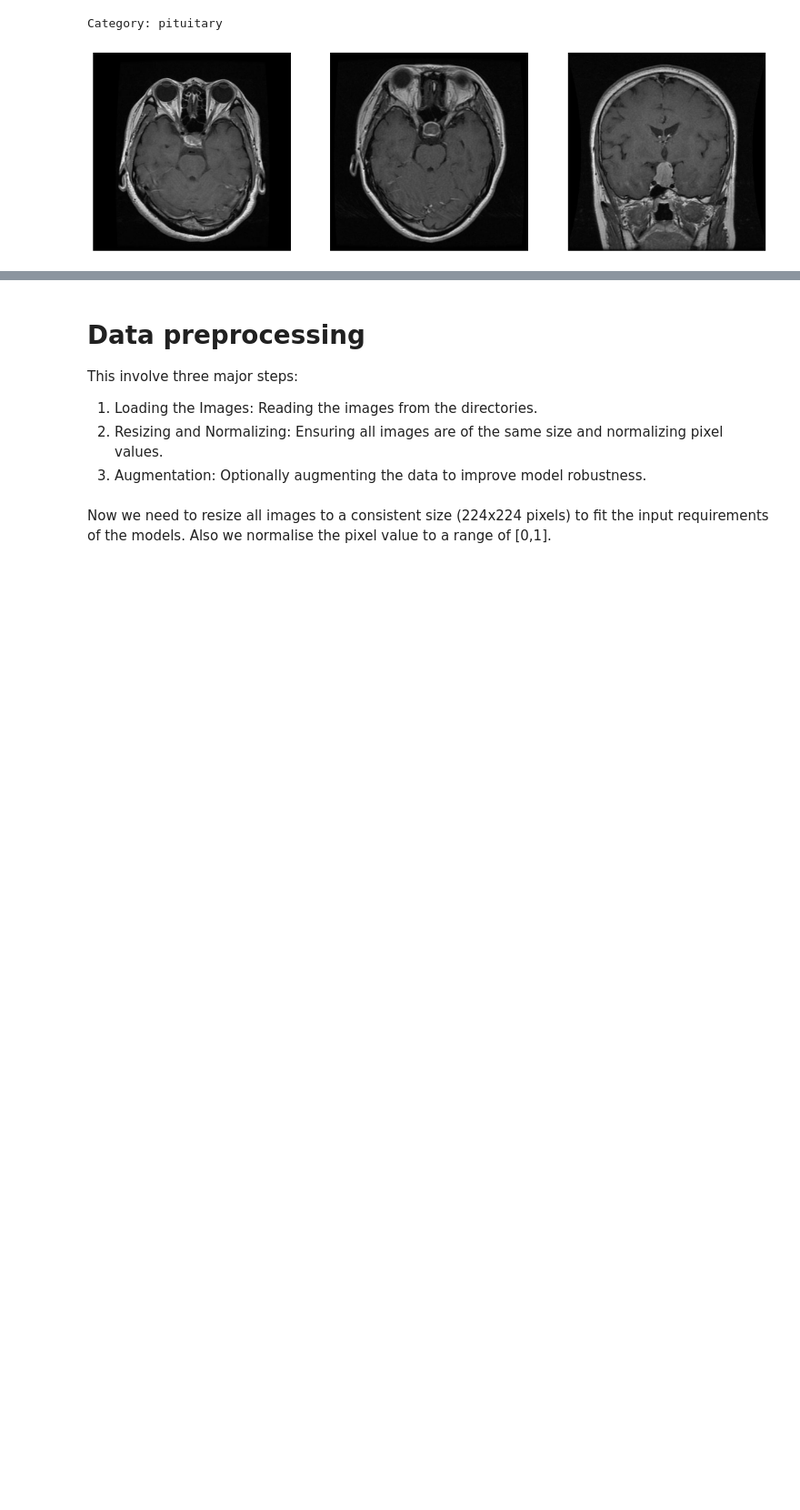
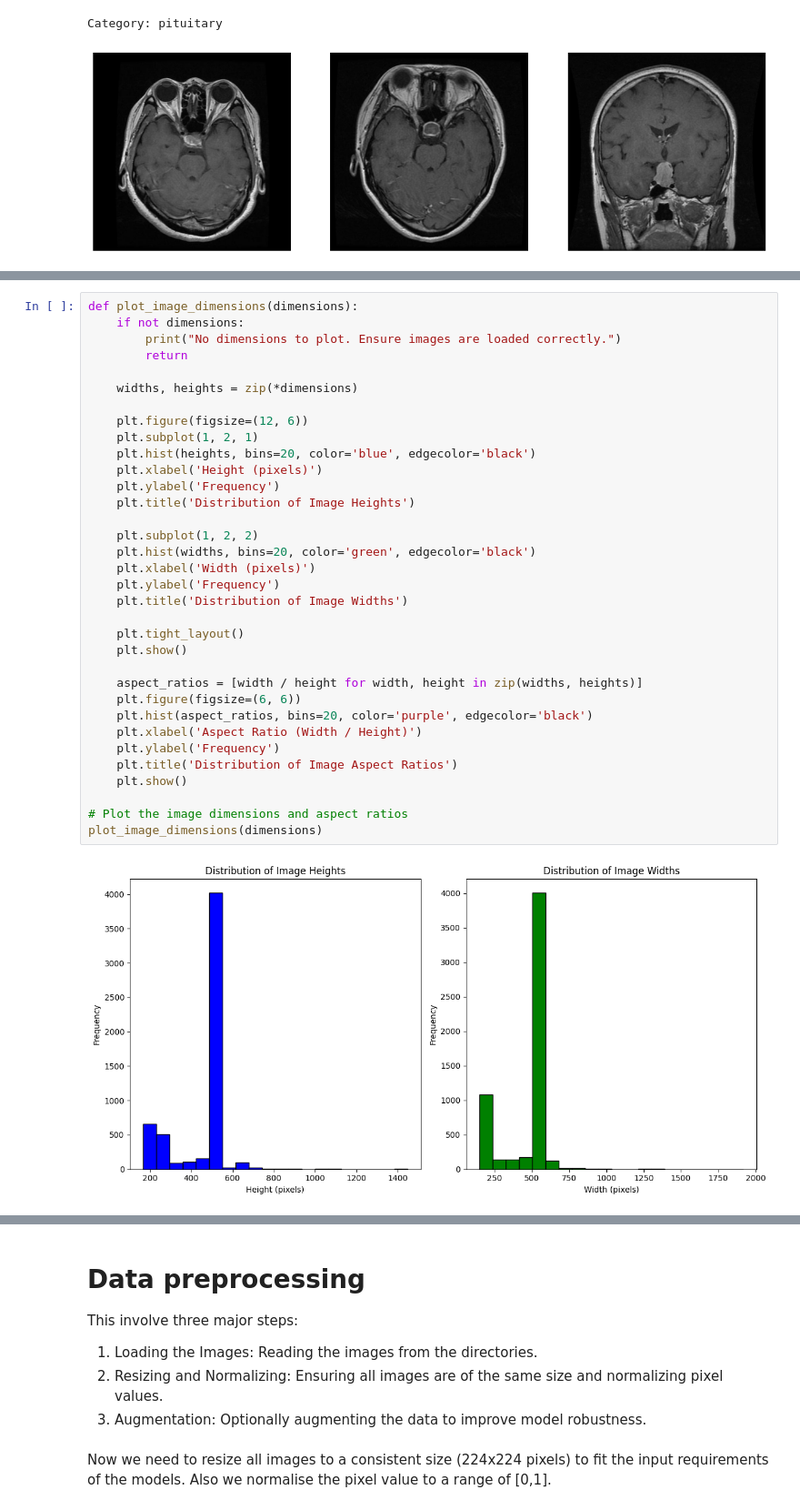
Before and after one commit to sahana248/brain_tumour_MRI, a Jupyter notebook: Brain_tumour_class_SahanaM_21076516.ipynb, the cells around one changed output, grey strips where cells are left out. Shown at 91% size. Cells and saved outputs as stored; diff of their text form; blank space fills up the shorter version.

```diff
--- a/Brain_tumour_class_SahanaM_21076516.ipynb
+++ b/Brain_tumour_class_SahanaM_21076516.ipynb
@@ -130,0 +202,36 @@ Passing `palette` without assigning `hue` is deprecated and will be removed in v
+# %%
+def plot_image_dimensions(dimensions):
+    if not dimensions:
+        print("No dimensions to plot. Ensure images are loaded correctly.")
+        return
+
+    widths, heights = zip(*dimensions)
+
+    plt.figure(figsize=(12, 6))
+    plt.subplot(1, 2, 1)
+    plt.hist(heights, bins=20, color='blue', edgecolor='black')
+    plt.xlabel('Height (pixels)')
+    plt.ylabel('Frequency')
+    plt.title('Distribution of Image Heights')
+
+    plt.subplot(1, 2, 2)
+    plt.hist(widths, bins=20, color='green', edgecolor='black')
+    plt.xlabel('Width (pixels)')
+    plt.ylabel('Frequency')
+    plt.title('Distribution of Image Widths')
+
+    plt.tight_layout()
+    plt.show()
+
+    aspect_ratios = [width / height for width, height in zip(widths, heights)]
+    plt.figure(figsize=(6, 6))
+    plt.hist(aspect_ratios, bins=20, color='purple', edgecolor='black')
+    plt.xlabel('Aspect Ratio (Width / Height)')
+    plt.ylabel('Frequency')
+    plt.title('Distribution of Image Aspect Ratios')
+    plt.show()
+
+# Plot the image dimensions and aspect ratios
+plot_image_dimensions(dimensions)
+# %% [output]
+[figure, added]
```
Also changed, not shown: parts of 21 cells of this notebook.
